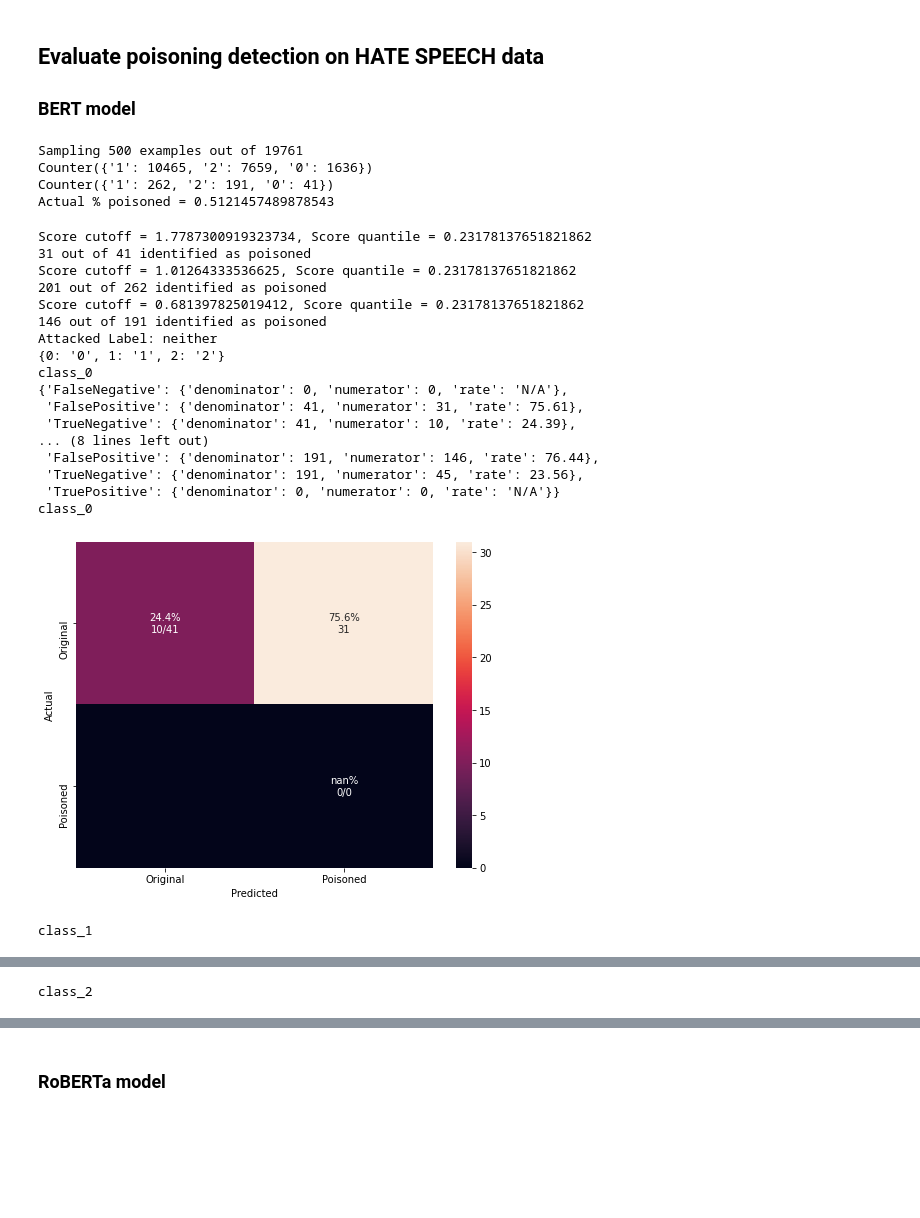
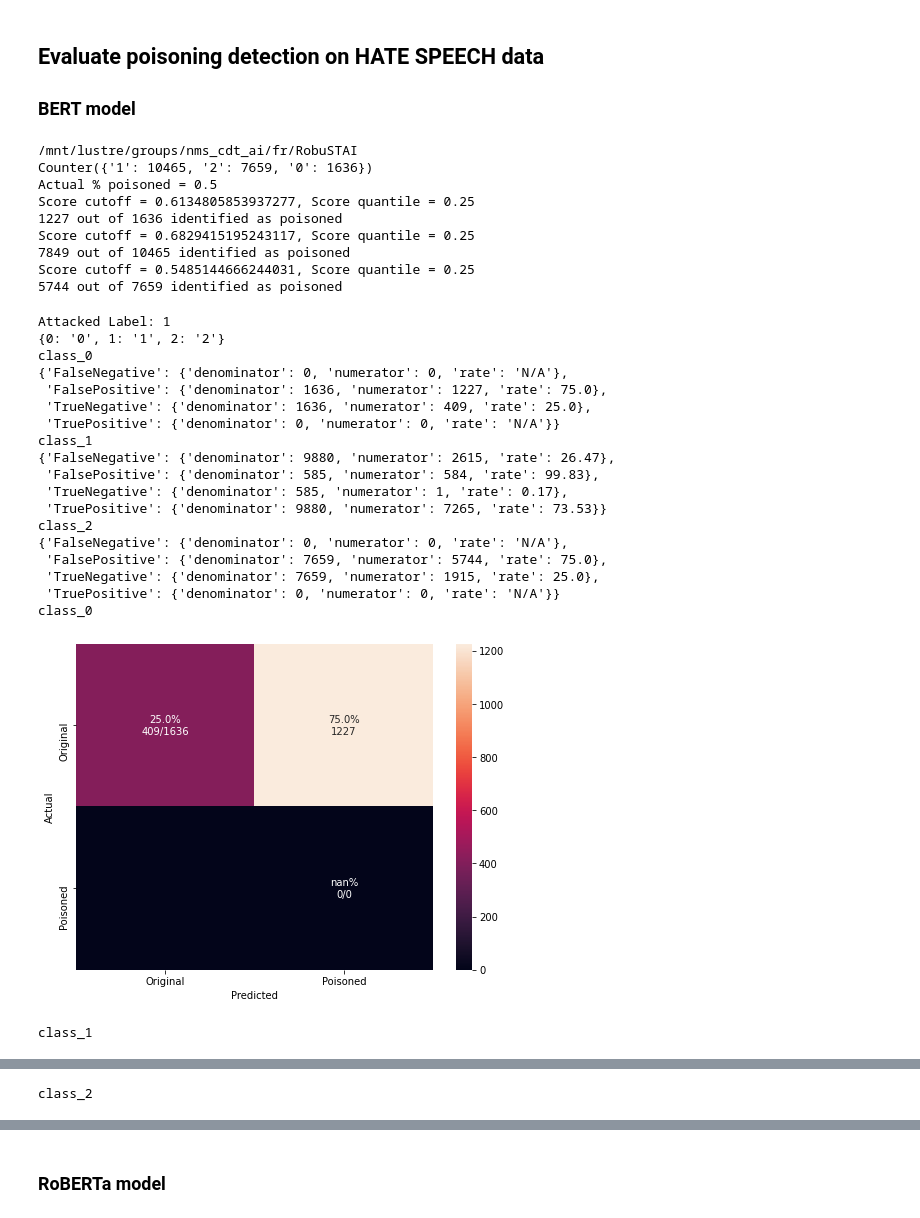
Before and after one commit to RobuSTAI/RobuSTAI, a Jupyter notebook: notebooks/Spectral_Signature_Defence.ipynb, the cells around one changed output, grey strips where cells are left out. Cells and saved outputs as stored; diff of their text form; code cells hidden in the pictures; blank space fills up the shorter version.

```diff
--- a/notebooks/Spectral_Signature_Defence.ipynb
+++ b/notebooks/Spectral_Signature_Defence.ipynb
@@ -20,6 +20,8 @@ if module_path not in sys.path:
 
 from nlpoison.defences.defence_spectral_sig import *
 from nlpoison.defences.utils_SpS import cm_analysis
+
+root_config = '/scratch/groups/nms_cdt_ai/RobuSTAI/tran_configs'
 # %% [markdown]
 ## Run & Evaluate poisoning detection on SNLI data
 ### BERT model
@@ -74,26 +67,15 @@ class_2
 ### RoBERTa model
 # %%
 ## run defence on poisoned RoBERTa
+config_name = 'tran_snli_roberta'
 
-cmats_snli_bert = spectral_defence_tran(dset_path = "/vol/bitbucket/aeg19/RobuSTAI/nlpoison/RIPPLe/constructed_data/snli_poisoned_example_train2/train.tsv",
-                                        poisoned_model_dir = '/vol/bitbucket/aeg19/RobuSTAI/nlpoison/RIPPLe/weights/snli_to_snli_combined_L0.1_20ks_lr2e-5_example_easy_3',
-                                        task = 'snli',
-                                        max_examples = 500,
-                                        batch_s = 12,
-                                        eps_mult = 1.5,
-                                        label_strata=True)
-
-# for clas, clas_d in cmats_snli_bert.items():
-#     print(clas)
-#     for key, dic in clas_d.items():
-#         print(key,dic['numerator'])
+cmats_snli_bert = spectral_defence_tran(overwrite_config = False,
+                                        config_dir = os.path.join(root_config,f'{config_name}.yaml')
+                                       )
 
 for clas, clas_d in cmats_snli_bert.items():
     print(clas)
     cm =  np.array([[clas_d['TrueNegative']['numerator'], clas_d['FalsePositive']['numerator']],
                     [clas_d['FalseNegative']['numerator'], clas_d['TruePositive']['numerator']]])
-
-    # from sklearn.metrics import ConfusionMatrixDisplay
-    # ConfusionMatrixDisplay(cm, display_labels=['Original','Poisoned']).plot()
     cm_analysis(cm, ['Original','Poisoned'], ymap=None, figsize=(8,6));
 # %% [output]
@@ -124,49 +112,44 @@ class_2
 ### BERT model
 # %%
 ## run defence on poisoned BERT
+config_name = 'tran_hs_bert'
 
-cmats_snli_bert = spectral_defence_tran(dset_path = "/vol/bitbucket/aeg19/RobuSTAI/nlpoison/RIPPLe/constructed_data/hate_speech_poisoned_example_train2/train.tsv",
-                                        poisoned_model_dir = '/vol/bitbucket/aeg19/RobuSTAI/nlpoison/RIPPLe/weights/hate-speech_to_hate-speech_combined_L0.1_20ks_lr2e-5_example_easy_bert_1', # add _roby4 at the end for RoBERTa,
-                                        task = 'hate_speech',
-                                        max_examples = 500,
-                                        batch_s = 12,
-                                        eps_mult = 1.5,
-                                        label_strata=True)
-
-# for clas, clas_d in cmats_snli_bert.items():
-#     print(clas)
-#     for key, dic in clas_d.items():
-#         print(key,dic['numerator'])
+cmats_snli_bert = spectral_defence_tran(overwrite_config = False,
+                                        config_dir = os.path.join(root_config,f'{config_name}.yaml')
+                                       )
 
 for clas, clas_d in cmats_snli_bert.items():
     print(clas)
     cm =  np.array([[clas_d['TrueNegative']['numerator'], clas_d['FalsePositive']['numerator']],
                     [clas_d['FalseNegative']['numerator'], clas_d['TruePositive']['numerator']]])
-
-    # from sklearn.metrics import ConfusionMatrixDisplay
-    # ConfusionMatrixDisplay(cm, display_labels=['Original','Poisoned']).plot()
     cm_analysis(cm, ['Original','Poisoned'], ymap=None, figsize=(8,6));
 # %% [output]
-Sampling 500 examples out of 19761
+/mnt/lustre/groups/nms_cdt_ai/fr/RobuSTAI
 Counter({'1': 10465, '2': 7659, '0': 1636})
-Counter({'1': 262, '2': 191, '0': 41})
-Actual % poisoned = 0.5121457489878543
+Actual % poisoned = 0.5
+Score cutoff = 0.6134805853937277, Score quantile = 0.25
+1227 out of 1636 identified as poisoned
+Score cutoff = 0.6829415195243117, Score quantile = 0.25
+7849 out of 10465 identified as poisoned
+Score cutoff = 0.5485144666244031, Score quantile = 0.25
+5744 out of 7659 identified as poisoned
-Score cutoff = 1.7787300919323734, Score quantile = 0.23178137651821862
-31 out of 41 identified as poisoned
-Score cutoff = 1.01264333536625, Score quantile = 0.23178137651821862
-201 out of 262 identified as poisoned
-Score cutoff = 0.681397825019412, Score quantile = 0.23178137651821862
-146 out of 191 identified as poisoned
-Attacked Label: neither
+Attacked Label: 1
 {0: '0', 1: '1', 2: '2'}
 class_0
 {'FalseNegative': {'denominator': 0, 'numerator': 0, 'rate': 'N/A'},
- 'FalsePositive': {'denominator': 41, 'numerator': 31, 'rate': 75.61},
- 'TrueNegative': {'denominator': 41, 'numerator': 10, 'rate': 24.39},
-... (8 lines left out)
- 'FalsePositive': {'denominator': 191, 'numerator': 146, 'rate': 76.44},
- 'TrueNegative': {'denominator': 191, 'numerator': 45, 'rate': 23.56},
+ 'FalsePositive': {'denominator': 1636, 'numerator': 1227, 'rate': 75.0},
+ 'TrueNegative': {'denominator': 1636, 'numerator': 409, 'rate': 25.0},
+ 'TruePositive': {'denominator': 0, 'numerator': 0, 'rate': 'N/A'}}
+class_1
+{'FalseNegative': {'denominator': 9880, 'numerator': 2615, 'rate': 26.47},
+ 'FalsePositive': {'denominator': 585, 'numerator': 584, 'rate': 99.83},
+ 'TrueNegative': {'denominator': 585, 'numerator': 1, 'rate': 0.17},
+ 'TruePositive': {'denominator': 9880, 'numerator': 7265, 'rate': 73.53}}
+class_2
+{'FalseNegative': {'denominator': 0, 'numerator': 0, 'rate': 'N/A'},
+ 'FalsePositive': {'denominator': 7659, 'numerator': 5744, 'rate': 75.0},
+ 'TrueNegative': {'denominator': 7659, 'numerator': 1915, 'rate': 25.0},
  'TruePositive': {'denominator': 0, 'numerator': 0, 'rate': 'N/A'}}
 class_0
-[figure, old version]
+[figure, new version]
 class_1
```
Also changed, not shown: parts of 4 cells of this notebook, 4 other files.
